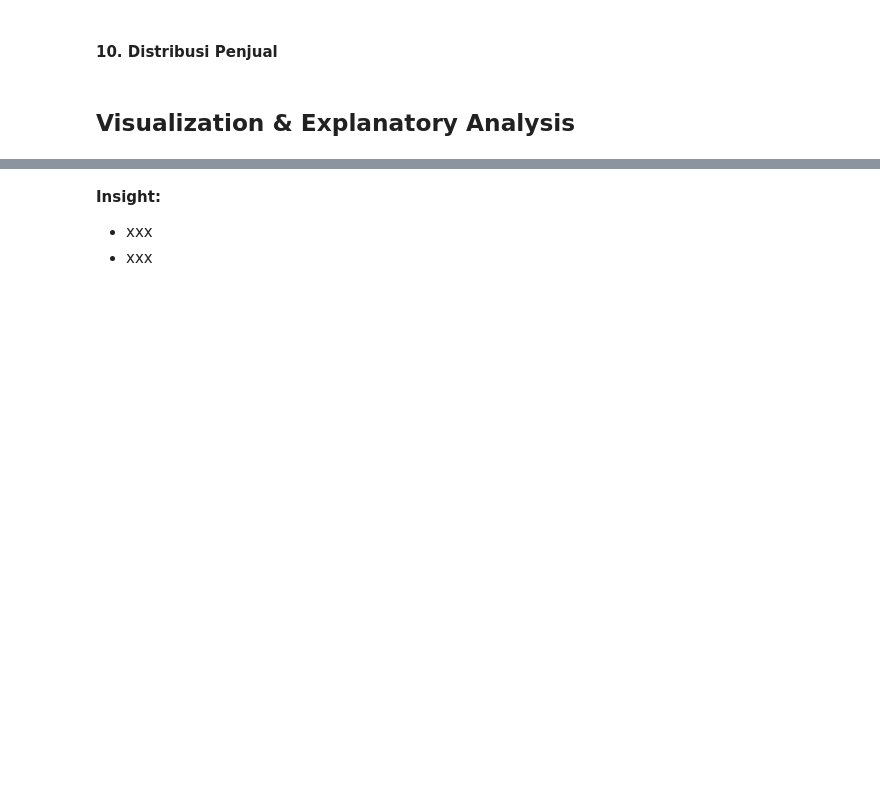
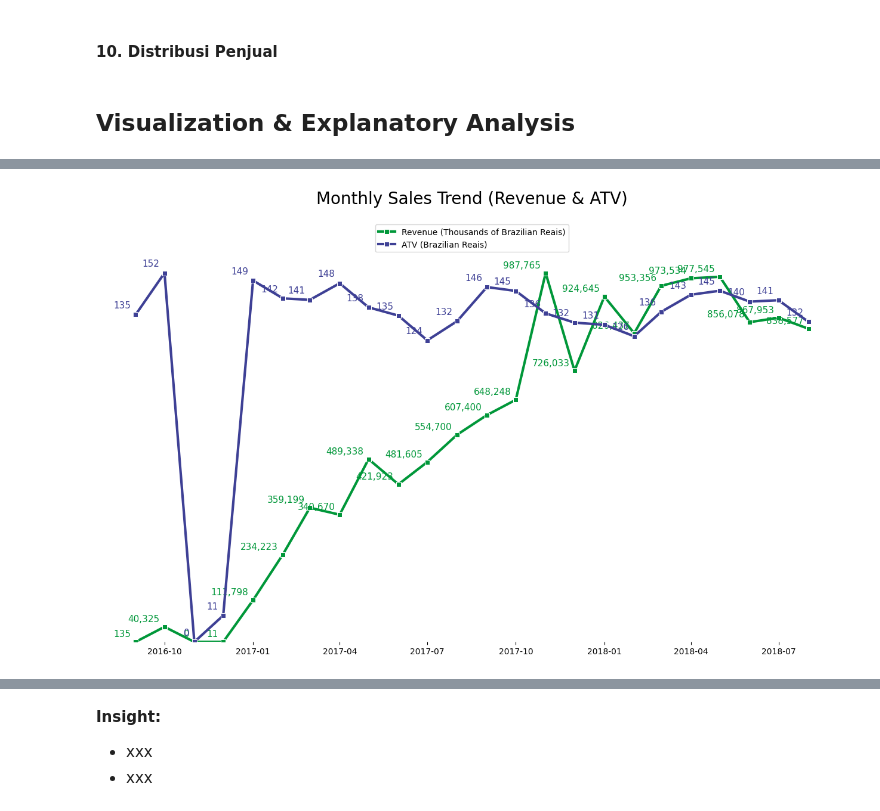
Before and after one commit to arguto1993/olist-ecommerce-performance, a Jupyter notebook: ecommerce_performance.ipynb, the cells around one changed output, grey strips where cells are left out. Saved outputs shown, nothing was run; the diff lists cells and outputs as text; code cells hidden in the pictures; blank space fills up the shorter version.

```diff
--- a/ecommerce_performance.ipynb
+++ b/ecommerce_performance.ipynb
@@ -1616,0 +1726,89 @@ show_table_desc(df_orders_product_category_freight, "order_freight")
+# %%
+title1 = 'Monthly Sales Trend (Revenue & ATV)'
+color1 = '#009739'  # Brazilian Green
+color2 = '#3E4095'  # Brazilian Blue
+
+fields = ['Revenue', 'ATV']
+labels = ['Revenue (Thousands of Brazilian Reais)', 'ATV (Brazilian Reais)']
+
+# Ensure 'Year_Month' is in datetime format
+df_orders_monthly['Year_Month'] = pd.to_datetime(df_orders_monthly['Year_Month'])
+
+# Plot the monthly sales trend
+fig, ax1 = plt.subplots(figsize=(16, 9))
+
+# Set the background color
+fig.patch.set_facecolor('white')
+ax1.set_facecolor('white')
+
+# Plot Revenue on the primary y-axis
+line1 = sns.lineplot(x="Year_Month", y=fields[0], data=df_orders_monthly,
+                            ax=ax1, color=color1, linewidth=3, marker='s', label=labels[0])
+
+# Add secondary y-axis
+ax2 = ax1.twinx()
+line2 = sns.lineplot(x="Year_Month", y=fields[1], data=df_orders_monthly,
+                        ax=ax2, color=color2, linewidth=3, marker='s', label=labels[1])
+
+# ax1.set_xlabel("Year_Month")
+ax1.xaxis.label.set_visible(False)  # Hide the x-axis title
+
+# ax1.set_ylabel(labels[0])
+# ax1.tick_params('y')
+# ax2.set_ylabel(labels[1])
+# ax2.tick_params('y')
+
+# Add data labels
+axises = [ax1, ax2]
+for field in fields:
+    x_offset = pd.Timedelta(days=-5)
+    avg_value = df_orders_monthly[field].mean()
+    y_offset = 0.015 * avg_value
+
+    if field == 'Revenue':
+        ax = ax1
+        color = color1
+    else:
+        ax = ax2
+        color = color2
+    for x, y in zip(df_orders_monthly['Year_Month'], df_orders_monthly[field]):
+        ax.text(x + x_offset, y + y_offset, f'{y:,.0f}', ha='right', va='bottom', fontsize=11, color=color)
+
+# Set x-axis major ticks to show month names and minor ticks to show years
+# ax1.xaxis.set_major_locator(mdates.MonthLocator())  # Major ticks for each month
+ax1.xaxis.set_minor_locator(mdates.YearLocator())  # Minor ticks for each year
+ax1.xaxis.set_major_formatter(mdates.DateFormatter('%Y-%m'))  # Show as YYYY-MM
+
+# Format the x-axis for better spacing
+plt.setp(ax1.xaxis.get_majorticklabels(), ha='center', rotation=0)
+
+# Hide spines for both axes
+spines_to_hide = ['top', 'left', 'right', 'bottom']
+for ax in axises:
+    for spine in spines_to_hide:
+        ax.spines[spine].set_visible(False)
+
+# Remove y-axis labels and the y-axis itself
+for ax in axises:
+    ax.set_ylabel('')
+    ax.yaxis.set_visible(False)
+
+plt.title(title1, fontsize=20, pad=30)
+
+# Set new limits for the y-axes to create space for the legend
+ax1.set_ylim(0, df_orders_monthly[fields[0]].max() * 1.12)
+ax2.set_ylim(0, df_orders_monthly[fields[1]].max() * 1.12)
+
+# Combine legends from both axes into one
+handles, labels = ax1.get_legend_handles_labels()  # Get handles and labels from ax1
+handles2, labels2 = ax2.get_legend_handles_labels()  # Get handles and labels from ax2
+handles.extend(handles2)  # Combine handles
+labels.extend(labels2)  # Combine labels
+ax1.legend(handles, labels, loc='upper center', bbox_to_anchor=(0.5, 1.02))  # Single legend for both lines
+
+# Remove automatic legend from ax2
+ax2.get_legend().remove()
+
+plt.show()
+# %% [output]
+[figure, added]
```
Also changed, not shown: parts of 48 cells of this notebook.
